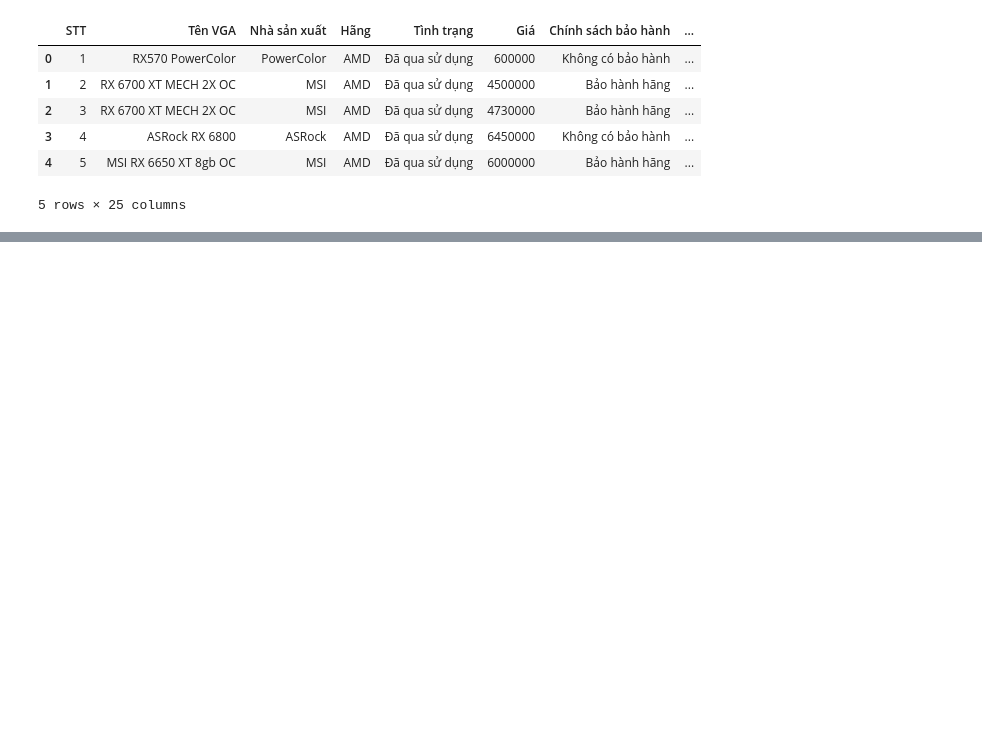
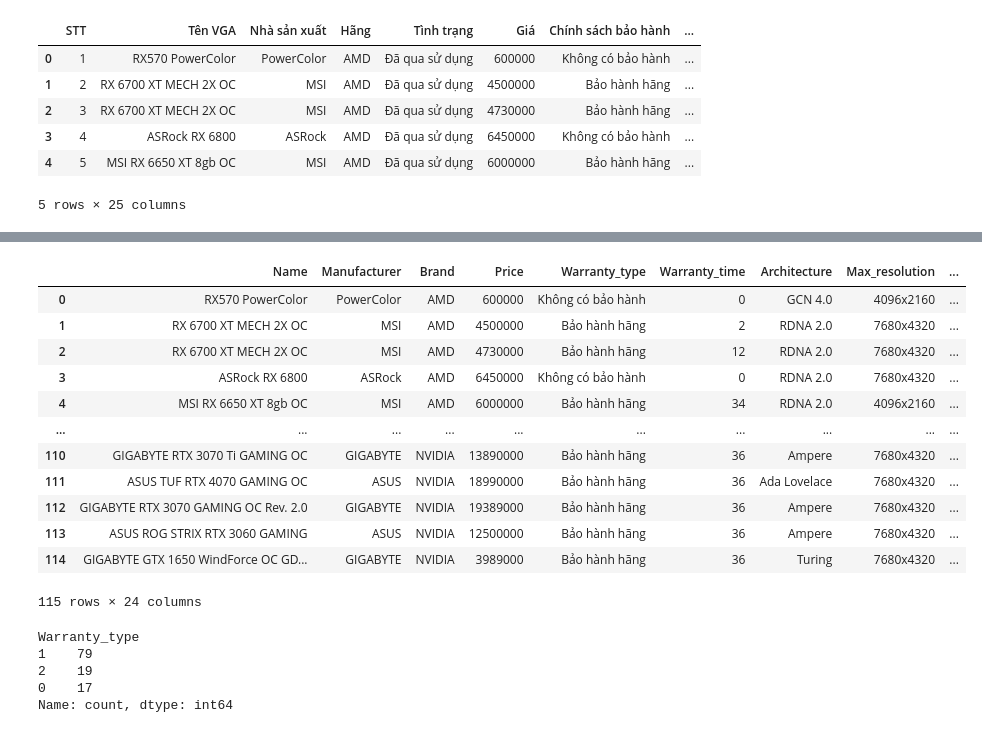
Before and after one commit to photonrays/Du_doan_gia_VGA, a Jupyter notebook: data_cleaning.ipynb, the cells around one changed output, grey strips where cells are left out. Cells and saved outputs as stored; diff of their text form; code cells hidden in the pictures; blank space fills up the shorter version.

```diff
--- a/data_cleaning.ipynb
+++ b/data_cleaning.ipynb
@@ -31,0 +73,11 @@ df
+# %%
+width_mean = df["Width"].astype("float").mean()
+df["Width"].replace(np.nan, width_mean, inplace=True)
+
+height_mean = df["Height"].astype("float").mean()
+df["Height"].replace(np.nan, height_mean, inplace=True)
+
+BoostClock_mean = df["Boost_clock"].astype("float").mean()
+df["Boost_clock"].replace(np.nan, BoostClock_mean, inplace=True)
+# %%
+df["Max_resolution"].replace(np.nan, df["Max_resolution"].value_counts().idxmax(), inplace=True)
@@ -31,0 +108,3 @@ df
+# %%
+df1 = pd.get_dummies(df["Condition"])
+df1
@@ -31,0 +125,27 @@ df
+# %%
+df.drop('Condition', axis=1, inplace=True)
+df['IsNew'] = df1['Mới']
+df
+# %% [output]
+|  | Name | Manufacturer | Brand | Price | Warranty_type | Warranty_time | Architecture | Max_resolution | ... |
+| 0 | RX570 PowerColor | PowerColor | AMD | 600000 | Không có bảo hành | 0 | GCN 4.0 | 4096x2160 | ... |
+| 1 | RX 6700 XT MECH 2X OC | MSI | AMD | 4500000 | Bảo hành hãng | 2 | RDNA 2.0 | 7680x4320 | ... |
+| 2 | RX 6700 XT MECH 2X OC | MSI | AMD | 4730000 | Bảo hành hãng | 12 | RDNA 2.0 | 7680x4320 | ... |
+| 3 | ASRock RX 6800 | ASRock | AMD | 6450000 | Không có bảo hành | 0 | RDNA 2.0 | 7680x4320 | ... |
+| 4 | MSI RX 6650 XT 8gb OC | MSI | AMD | 6000000 | Bảo hành hãng | 34 | RDNA 2.0 | 4096x2160 | ... |
+| ... | ... | ... | ... | ... | ... | ... | ... | ... | ... |
+| 110 | GIGABYTE RTX 3070 Ti GAMING OC | GIGABYTE | NVIDIA | 13890000 | Bảo hành hãng | 36 | Ampere | 7680x4320 | ... |
+| 111 | ASUS TUF RTX 4070 GAMING OC | ASUS | NVIDIA | 18990000 | Bảo hành hãng | 36 | Ada Lovelace | 7680x4320 | ... |
+| 112 | GIGABYTE RTX 3070 GAMING OC Rev. 2.0 | GIGABYTE | NVIDIA | 19389000 | Bảo hành hãng | 36 | Ampere | 7680x4320 | ... |
+| 113 | ASUS ROG STRIX RTX 3060 GAMING | ASUS | NVIDIA | 12500000 | Bảo hành hãng | 36 | Ampere | 7680x4320 | ... |
+| 114 | GIGABYTE GTX 1650 WindForce OC GD... | GIGABYTE | NVIDIA | 3989000 | Bảo hành hãng | 36 | Turing | 7680x4320 | ... |
+115 rows × 24 columns
+# %%
+df['Warranty_type'].replace(to_replace=['Không có bảo hành', 'Bảo hành hãng', 'Người bán bảo hành'], value=[0, 1, 2], inplace=True)
+df['Warranty_type'].value_counts()
+# %% [output]
+Warranty_type
+1    79
+2    19
+0    17
+Name: count, dtype: int64
```
Also changed, not shown: parts of 8 cells of this notebook, 2 other files.
